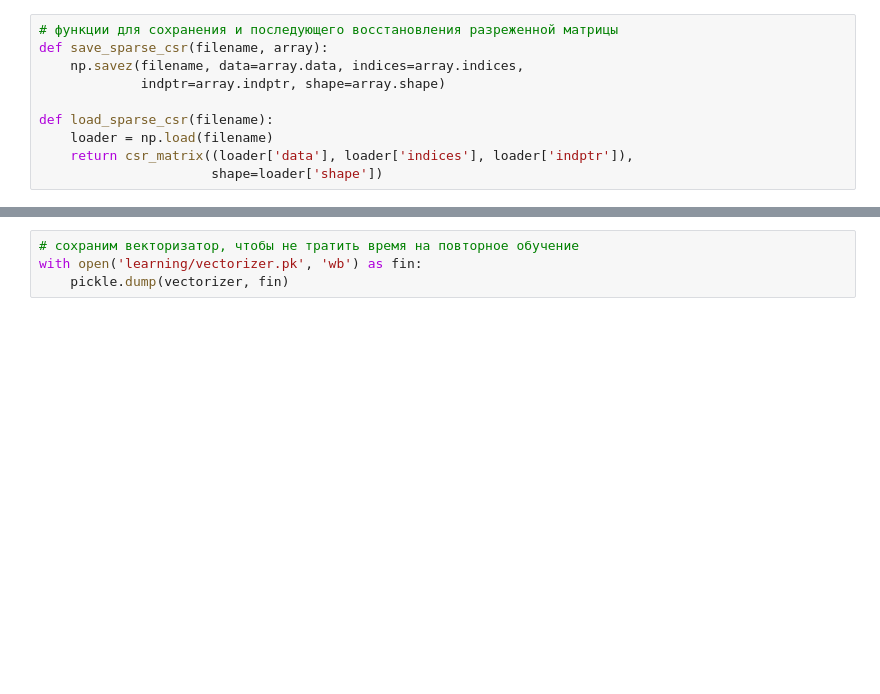
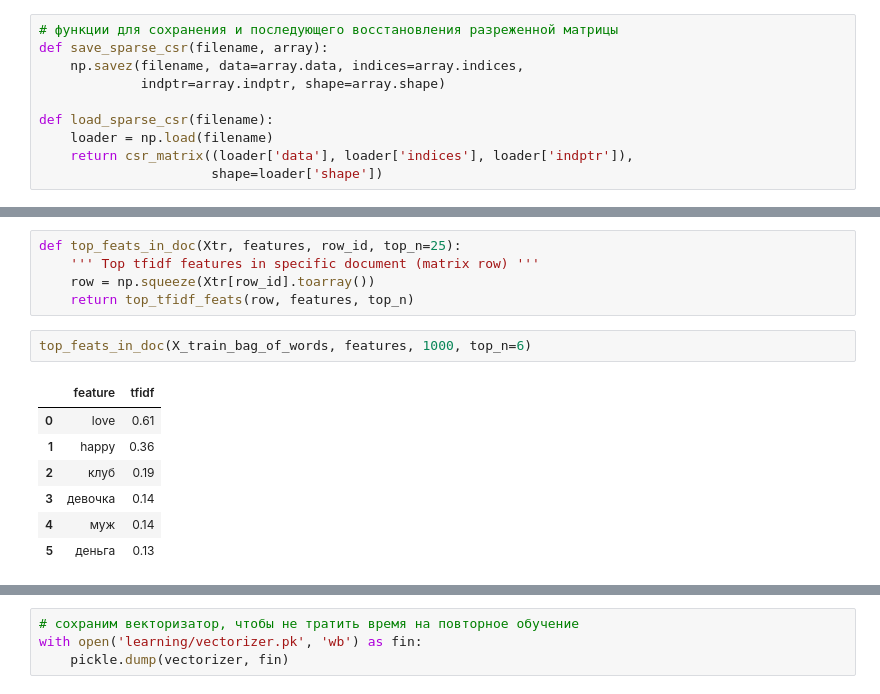
Before and after one commit to ChernetsovNG/otus_BigData, a Jupyter notebook: HW9/VK_data.ipynb, the cells around one changed output, grey strips where cells are left out. Cells and saved outputs as stored; diff of their text form; blank space fills up the shorter version.

```diff
--- a/HW9/VK_data.ipynb
+++ b/HW9/VK_data.ipynb
@@ -283,0 +284,15 @@ save_sparse_csr('learning/X_train_bag_of_words', X_train_bag_of_words)
+# %%
+def top_feats_in_doc(Xtr, features, row_id, top_n=25):
+    ''' Top tfidf features in specific document (matrix row) '''
+    row = np.squeeze(Xtr[row_id].toarray())
+    return top_tfidf_feats(row, features, top_n)
+# %%
+top_feats_in_doc(X_train_bag_of_words, features, 1000, top_n=6)
+# %% [output]
+|  | feature | tfidf |
+| 0 | love | 0.61 |
+| 1 | happy | 0.36 |
+| 2 | клуб | 0.19 |
+| 3 | девочка | 0.14 |
+| 4 | муж | 0.14 |
+| 5 | деньга | 0.13 |
```
Also changed, not shown: parts of 28 cells of this notebook, 4 other files.
